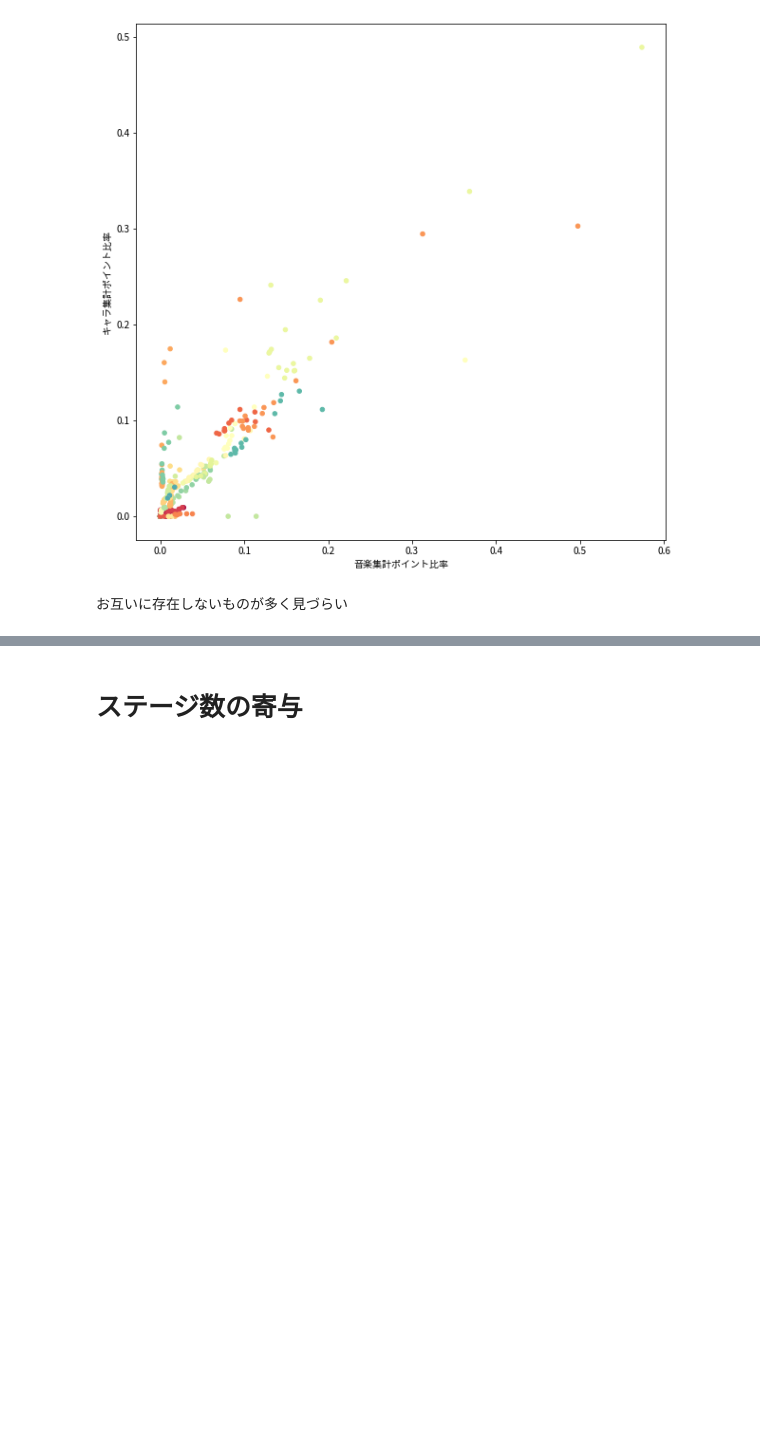
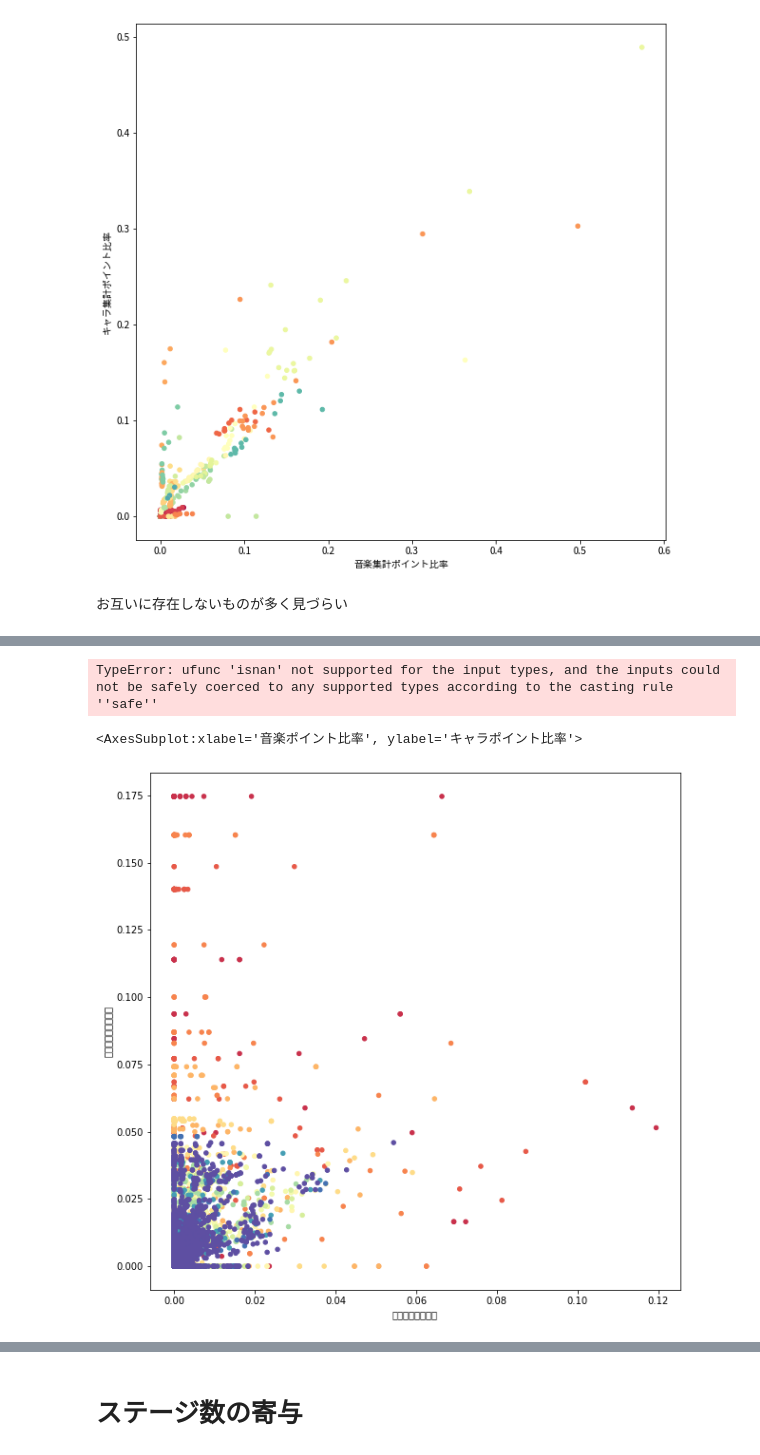
Before and after one commit to xiangze/toubou_vote_analysis, a Jupyter notebook: scrape_music_correlation.ipynb, the cells around one changed output, grey strips where cells are left out. Saved outputs shown, nothing was run; the diff lists cells and outputs as text; code cells hidden in the pictures; blank space fills up the shorter version.

Commit message:
indivisual character vs music

```diff
--- a/scrape_music_correlation.ipynb
+++ b/scrape_music_correlation.ipynb
@@ -608,0 +836,2 @@ chartitlerate_vs_musictitlerate.plot.scatter(x="音楽集計ポイント比率",
+# %%
+music_char_points_ratio=pd.merge(music_title_points_ratio,char_points_ratio,on='名前',how='outer')
@@ -608,0 +840,2 @@ chartitlerate_vs_musictitlerate.plot.scatter(x="音楽集計ポイント比率",
+# %%
+music_char_points_ratio=remove_tilde(music_char_points_ratio,"title")
@@ -608,0 +860,32 @@ chartitlerate_vs_musictitlerate.plot.scatter(x="音楽集計ポイント比率",
+# %%
+music_char_points_ratio=music_char_points_ratio.fillna(0)
+# %%
+def music_char_oneelection(df,i):
+    s=str(i)
+    ndf=pd.DataFrame()
+    ndf['title']=df['title']
+    ndf['titlenum']=df['']
+    ndf["回"]=i
+    ndf["回n"]=i/18
+    ndf['charname']=df['名前']
+    ndf['音楽ポイント比率']=df[s+'_x']
+    ndf['キャラポイント比率']=df[s+'_y']
+#    ppd["名前n"]=[j/len(ppd.index) for  j in range(len(ppd.index))]
+
+    return ndf
+
+refdf=music_char_points_ratio
+music_char_tate=pd.DataFrame()
+for i in range(1,19):
+    if(i!=10):
+        music_char_tate=pd.concat([music_char_tate,music_char_oneelection(refdf,i)],axis=0)
+music_char_tate
+# %%
+music_char_tate.plot.scatter(x="音楽ポイント比率",y="キャラポイント比率",c=cm(music_char_tate["title"]),legend=True,figsize=(10,10))
+# %% [output]
+TypeError: ufunc 'isnan' not supported for the input types, and the inputs could not be safely coerced to any supported types according to the casting rule ''safe''
+# %%
+music_char_tate.plot.scatter(x="音楽ポイント比率",y="キャラポイント比率",c=cm(music_char_tate["回"]*20),legend=True,figsize=(10,10))
+# %% [output]
+<AxesSubplot:xlabel='音楽ポイント比率', ylabel='キャラポイント比率'>
+[figure, added]
```
Also changed, not shown: parts of 38 cells of this notebook, 2 other files.
